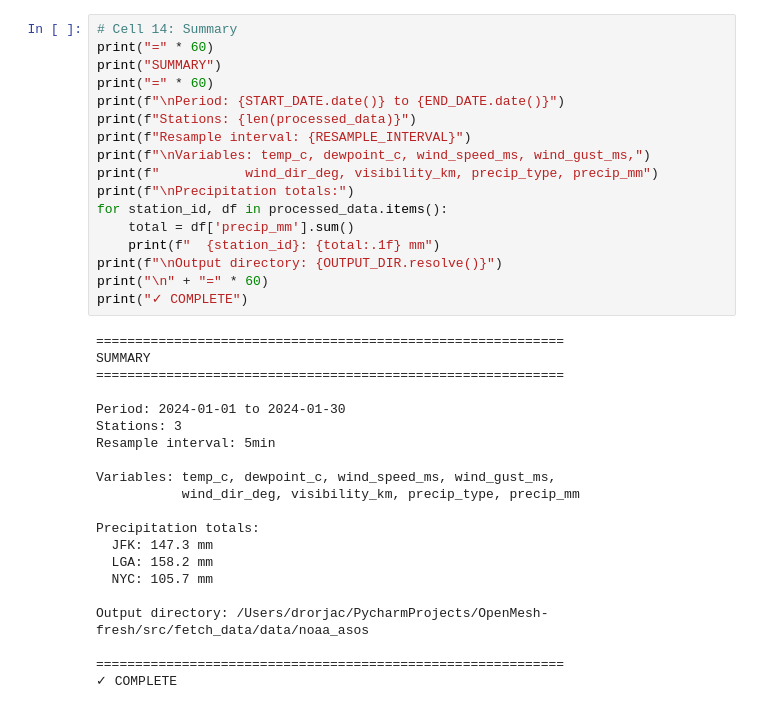
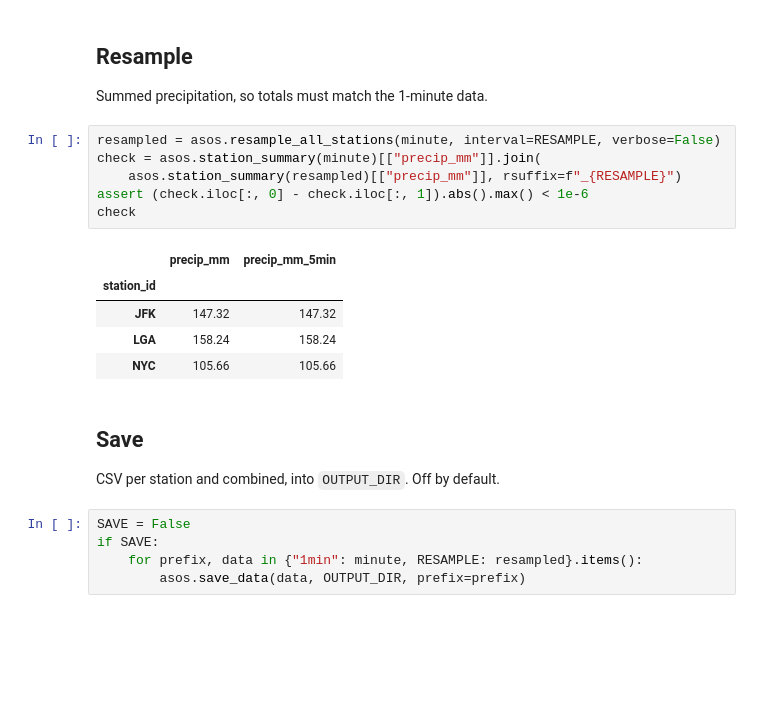
Before and after one commit to drorjac/FieldSense, a Jupyter notebook: projects/openmesh_nyc/notebooks/asos_pipeline.ipynb, the cells around one changed output. Saved outputs shown, nothing was run; the diff lists cells and outputs as text; blank space fills up the shorter version.

```diff
--- a/projects/openmesh_nyc/notebooks/asos_pipeline.ipynb
+++ b/projects/openmesh_nyc/notebooks/asos_pipeline.ipynb
@@ -332,38 +86,25 @@ if SAVE_RESAMPLED:
-# %%
-# Cell 14: Summary
-print("=" * 60)
-print("SUMMARY")
-print("=" * 60)
-print(f"\nPeriod: {START_DATE.date()} to {END_DATE.date()}")
-print(f"Stations: {len(processed_data)}")
-print(f"Resample interval: {RESAMPLE_INTERVAL}")
-print(f"\nVariables: temp_c, dewpoint_c, wind_speed_ms, wind_gust_ms,")
-print(f"           wind_dir_deg, visibility_km, precip_type, precip_mm")
-print(f"\nPrecipitation totals:")
-for station_id, df in processed_data.items():
-    total = df['precip_mm'].sum()
-    print(f"  {station_id}: {total:.1f} mm")
-print(f"\nOutput directory: {OUTPUT_DIR.resolve()}")
-print("\n" + "=" * 60)
-print("✓ COMPLETE")
-# %% [output]
-============================================================
-SUMMARY
-============================================================
-
-Period: 2024-01-01 to 2024-01-30
-Stations: 3
-Resample interval: 5min
-
-Variables: temp_c, dewpoint_c, wind_speed_ms, wind_gust_ms,
-           wind_dir_deg, visibility_km, precip_type, precip_mm
-
-Precipitation totals:
-  JFK: 147.3 mm
-  LGA: 158.2 mm
-  NYC: 105.7 mm
-
-Output directory: /Users/drorjac/PycharmProjects/OpenMesh-fresh/src/fetch_data/data/noaa_asos
-
-============================================================
-✓ COMPLETE
+# %% [markdown]
+## Resample
+
+Summed precipitation, so totals must match the 1-minute data.
+# %%
+resampled = asos.resample_all_stations(minute, interval=RESAMPLE, verbose=False)
+check = asos.station_summary(minute)[["precip_mm"]].join(
+    asos.station_summary(resampled)[["precip_mm"]], rsuffix=f"_{RESAMPLE}")
+assert (check.iloc[:, 0] - check.iloc[:, 1]).abs().max() < 1e-6
+check
+# %% [output]
+|  | precip_mm | precip_mm_5min |
+| station_id |  |  |
+| JFK | 147.32 | 147.32 |
+| LGA | 158.24 | 158.24 |
+| NYC | 105.66 | 105.66 |
+# %% [markdown]
+## Save
+
+CSV per station and combined, into `OUTPUT_DIR`. Off by default.
+# %%
+SAVE = False
+if SAVE:
+    for prefix, data in {"1min": minute, RESAMPLE: resampled}.items():
+        asos.save_data(data, OUTPUT_DIR, prefix=prefix)
```
Also changed, not shown: parts of 26 cells of this notebook, 8 other files.
